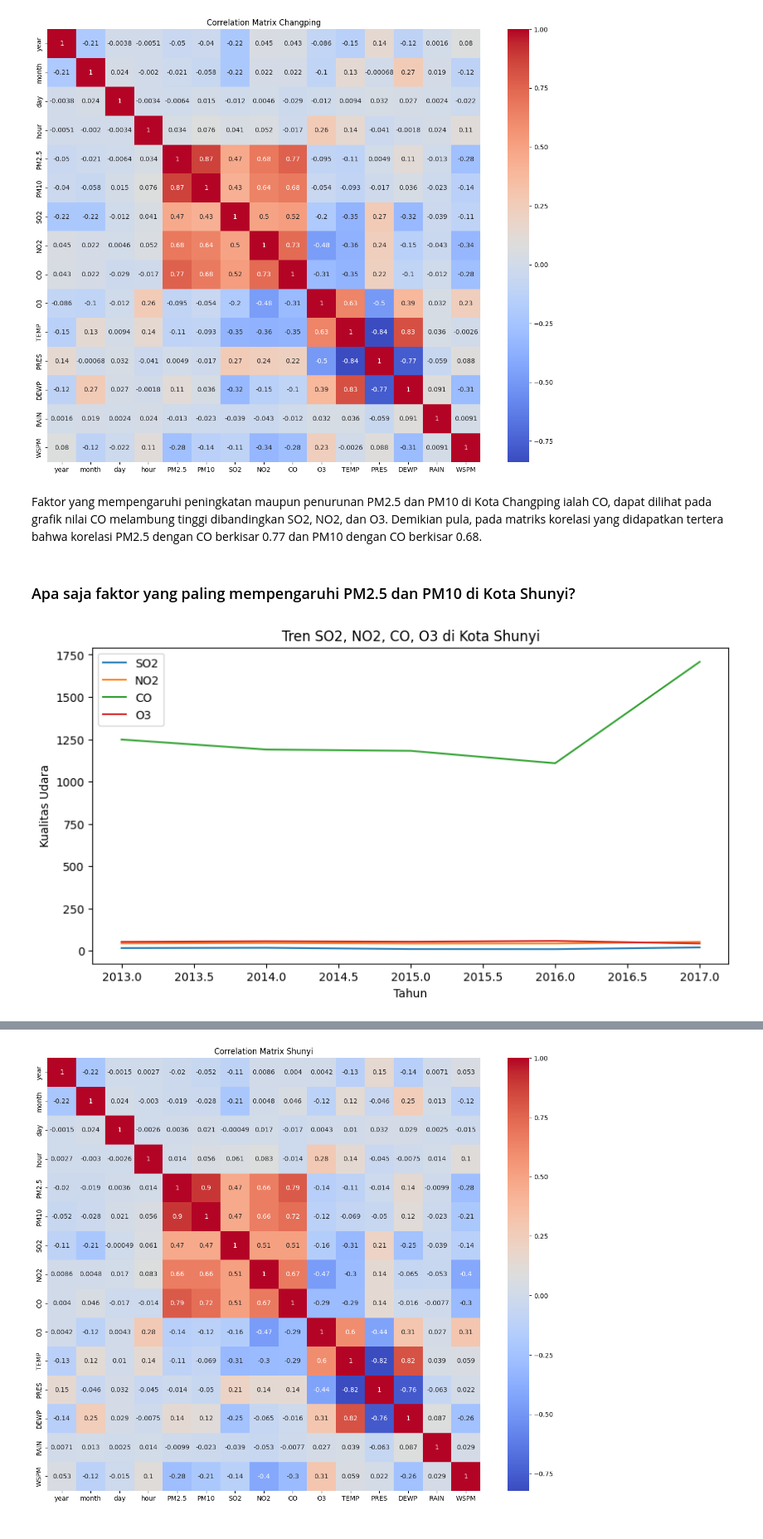
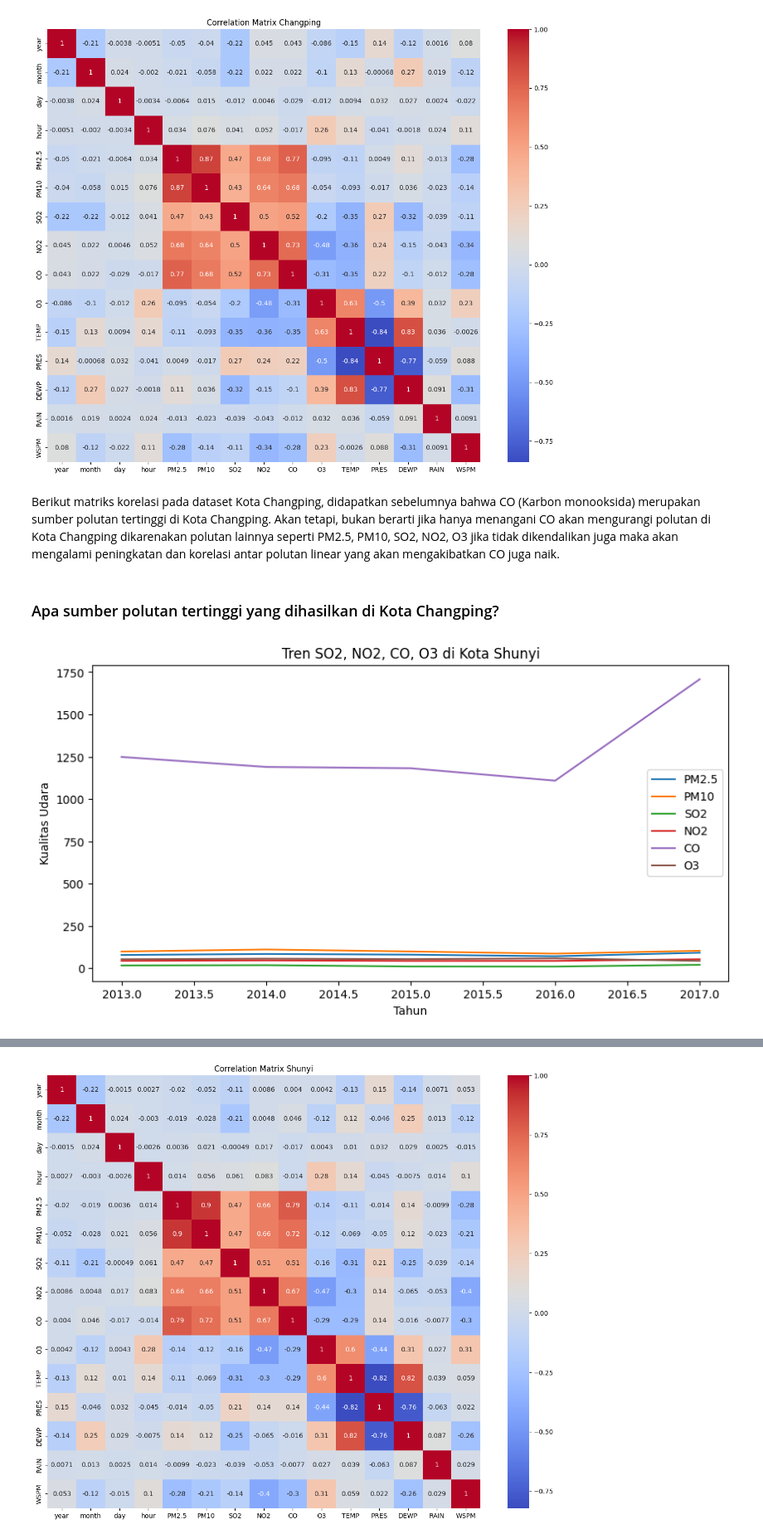
Before and after one commit to martin-timothy/submission-proyek-analisis-data-dengan-python, a Jupyter notebook: Submission_Dicoding_Martin_Timothy_Hutajulu_Proyek_Analisis_Data.ipynb, the cells around one changed output, grey strips where cells are left out. Shown at 83% size. Drawn from its saved outputs; the diff is of its cells as text; code cells hidden in the pictures.

```diff
--- a/Submission_Dicoding_Martin_Timothy_Hutajulu_Proyek_Analisis_Data.ipynb
+++ b/Submission_Dicoding_Martin_Timothy_Hutajulu_Proyek_Analisis_Data.ipynb
@@ -572,23 +618,25 @@ plt.title('Correlation Matrix Changping')
 plt.show()
 # %% [output]
 [figure]
-# %% [markdown]
-Faktor yang mempengaruhi peningkatan maupun penurunan PM2.5 dan PM10 di Kota Changping ialah CO, dapat dilihat pada grafik nilai CO melambung tinggi dibandingkan SO2, NO2, dan O3. Demikian pula, pada matriks korelasi yang didapatkan tertera bahwa korelasi PM2.5 dengan CO berkisar 0.77 dan PM10 dengan CO berkisar 0.68.
-# %% [markdown]
-### Apa saja faktor yang paling mempengaruhi PM2.5 dan PM10 di Kota Shunyi?
+# %% [markdown]
+Berikut matriks korelasi pada dataset Kota Changping, didapatkan sebelumnya bahwa CO (Karbon monooksida) merupakan sumber polutan tertinggi di Kota Changping. Akan tetapi, bukan berarti jika hanya menangani CO akan mengurangi polutan di Kota Changping dikarenakan polutan lainnya seperti PM2.5, PM10, SO2, NO2, O3 jika tidak dikendalikan juga maka akan mengalami peningkatan dan korelasi antar polutan linear yang akan mengakibatkan CO juga naik.
+# %% [markdown]
+### Apa sumber polutan tertinggi yang dihasilkan di Kota Changping?
 # %%
-# Menampilkan visualisasi tren so2, no2, co, o3 di Kota Shunyi pada tahun 2013 - 2017
-shunyi_year_1 = shunyi_data.groupby(by='year').agg({"SO2":["mean"], "NO2":["mean"], "CO":["mean"], "O3":["mean"]})
+# Menampilkan visualisasi sumber polutan tertinggi di Kota Shunyi pada tahun 2013 - 2017
+shunyi_year_2 = shunyi_data.groupby(by='year').agg({"PM2.5":["mean"], "PM10":["mean"], "SO2":["mean"], "NO2":["mean"], "CO":["mean"], "O3":["mean"]})
 plt.figure(figsize=(10, 5))
-plt.plot(shunyi_year_1.index, shunyi_year_1['SO2'], label='SO2')
-plt.plot(shunyi_year_1.index, shunyi_year_1['NO2'], label='NO2')
-plt.plot(shunyi_year_1.index, shunyi_year_1['CO'], label='CO')
-plt.plot(shunyi_year_1.index, shunyi_year_1['O3'], label='O3')
+plt.plot(shunyi_year_2.index, shunyi_year_2['PM2.5'], label='PM2.5')
+plt.plot(shunyi_year_2.index, shunyi_year_2['PM10'], label='PM10')
+plt.plot(shunyi_year_2.index, shunyi_year_2['SO2'], label='SO2')
+plt.plot(shunyi_year_2.index, shunyi_year_2['NO2'], label='NO2')
+plt.plot(shunyi_year_2.index, shunyi_year_2['CO'], label='CO')
+plt.plot(shunyi_year_2.index, shunyi_year_2['O3'], label='O3')
 plt.xlabel('Tahun')
 plt.ylabel('Kualitas Udara')
 plt.title('Tren SO2, NO2, CO, O3 di Kota Shunyi')
 plt.legend()
 plt.show()
 # %% [output]
-[figure, old version]
+[figure, new version]
 # %% [markdown]
```
Also changed, not shown: parts of 27 cells of this notebook.
